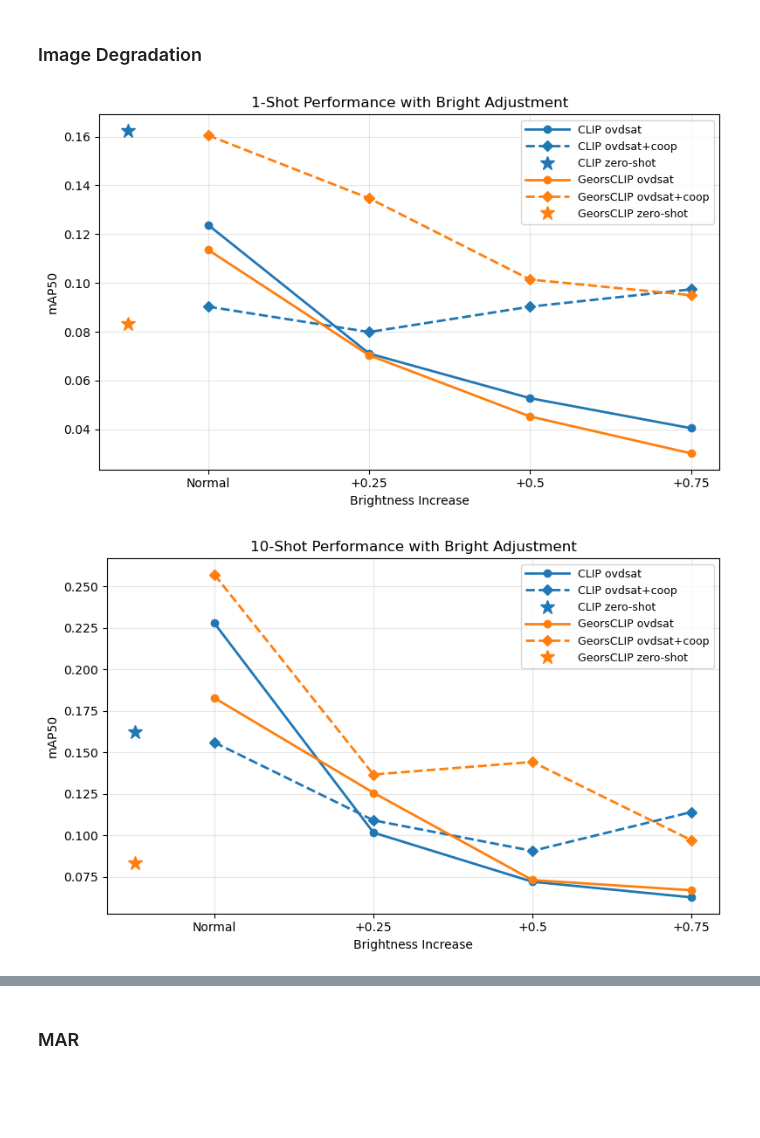
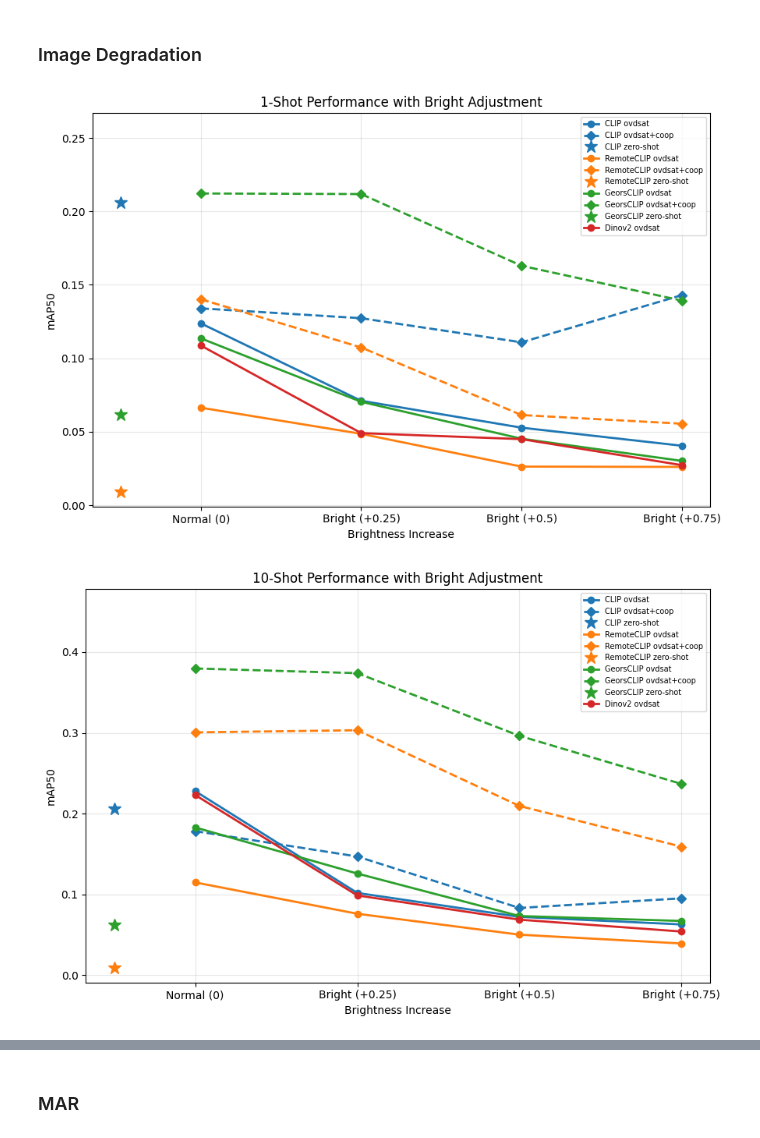
Before and after one commit to madelineloui/ovdsat, a Jupyter notebook: plots.ipynb, the cells around one changed output, grey strips where cells are left out. Cells and saved outputs as stored; diff of their text form; code cells hidden in the pictures; blank space fills up the shorter version.

```diff
--- a/plots.ipynb
+++ b/plots.ipynb
@@ -907,50 +989,68 @@ def plot_degrade_results(data, title, x_labels, x_label_name):
 # %%
 # Bright
 
-bright_labels = ["Normal", "+0.25", "+0.5", "+0.75"]
+bright_labels = ["Normal (0)", "Bright (+0.25)", "Bright (+0.5)", "Bright (+0.75)"]
 
 data_1shot = {
     "CLIP": {
-        "zero-shot": 0.1624,
+        "zero-shot": 0.2060,
         "ovdsat": [0.1238, 0.0711, 0.0528, 0.0405],
-        "coop":   [0.0903, 0.0799, 0.0903, 0.0974],
+        "coop":   [0.1340, 0.1273, 0.1109, 0.1430],
+    },
+    "RemoteCLIP": {
+        "zero-shot": 0.0093,
+        "ovdsat": [0.0664, 0.0486, 0.0263, 0.0261],
+        "coop":   [0.1402, 0.1074, 0.0614, 0.0555],
     },
     "GeorsCLIP": {
-        "zero-shot": 0.0834,
+        "zero-shot": 0.0615,
         "ovdsat": [0.1136, 0.0704, 0.0453, 0.0302],
-        "coop":   [0.1605, 0.1347, 0.1014, 0.0950],
+        "coop":   [0.2122, 0.2118, 0.1630, 0.1393],
+    },
+    "Dinov2": {
+        "ovdsat": [0.1087, 0.0491, 0.0450, 0.0273],
     },
 }
 
 data_10shot = {
     "CLIP": {
-        "zero-shot": 0.1624,
+        "zero-shot": 0.2060,
         "ovdsat": [0.2278, 0.1017, 0.0721, 0.0627],
-        "coop":   [0.1560, 0.1091, 0.0907, 0.1141],
+        "coop":   [0.1782, 0.1468, 0.0831, 0.0950],
+    },
+    "RemoteCLIP": {
+        "zero-shot": 0.0093,
+        "ovdsat": [0.1147, 0.0759, 0.0500, 0.0391],
+        "coop":   [0.3006, 0.3032, 0.2094, 0.1590],
     },
     "GeorsCLIP": {
-        "zero-shot": 0.0834,
+        "zero-shot": 0.0615,
         "ovdsat": [0.1828, 0.1257, 0.0731, 0.0670],
-        "coop":   [0.2571, 0.1367, 0.1443, 0.0971],
+        "coop":   [0.3797, 0.3739, 0.2963, 0.2367],
+    },
+    "Dinov2": {
+        "ovdsat": [0.2230, 0.0986, 0.0686, 0.0539],
     },
 }
 
 plot_degrade_results(
     data_1shot,
     "1-Shot Performance with Bright Adjustment",
     bright_labels,
-    "Brightness Increase"
+    "Brightness Increase",
+    save_path="figures/bright_1shot.png"
 )
 
 plot_degrade_results(
     data_10shot,
     "10-Shot Performance with Bright Adjustment",
     bright_labels,
-    "Brightness Increase"
+    "Brightness Increase",
+    save_path="figures/bright_10shot.png"
 )
 # %% [output]
-[figure, old version]
+[figure, new version]
-[figure, old version]
+[figure, new version]
 # %%
 # Dark
 
```
Also changed, not shown: parts of 15 cells of this notebook, 3 other files.
